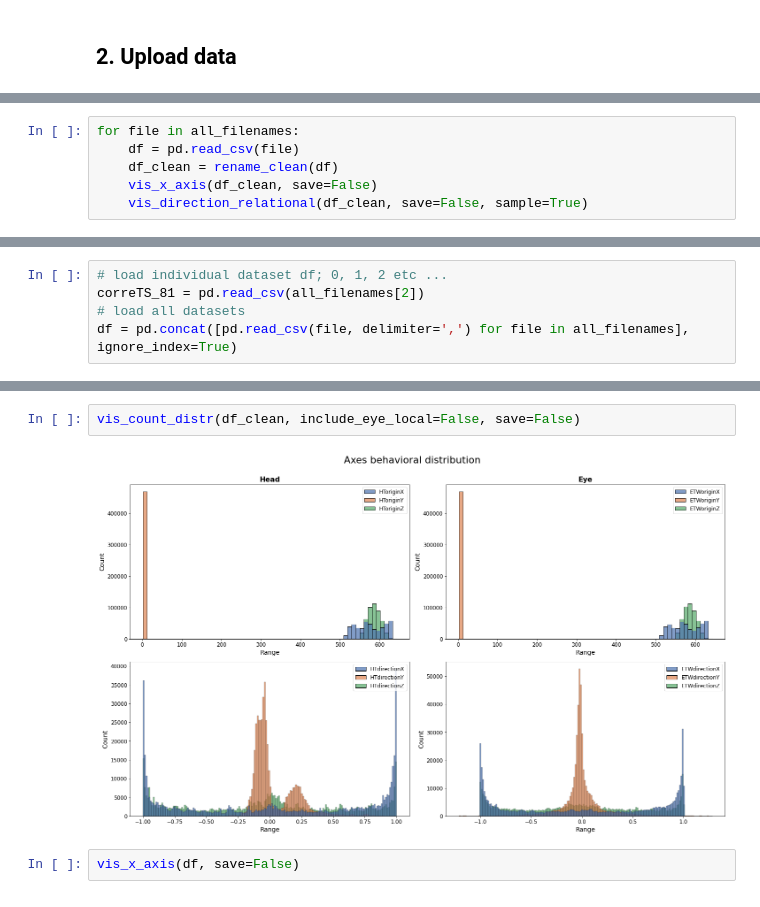
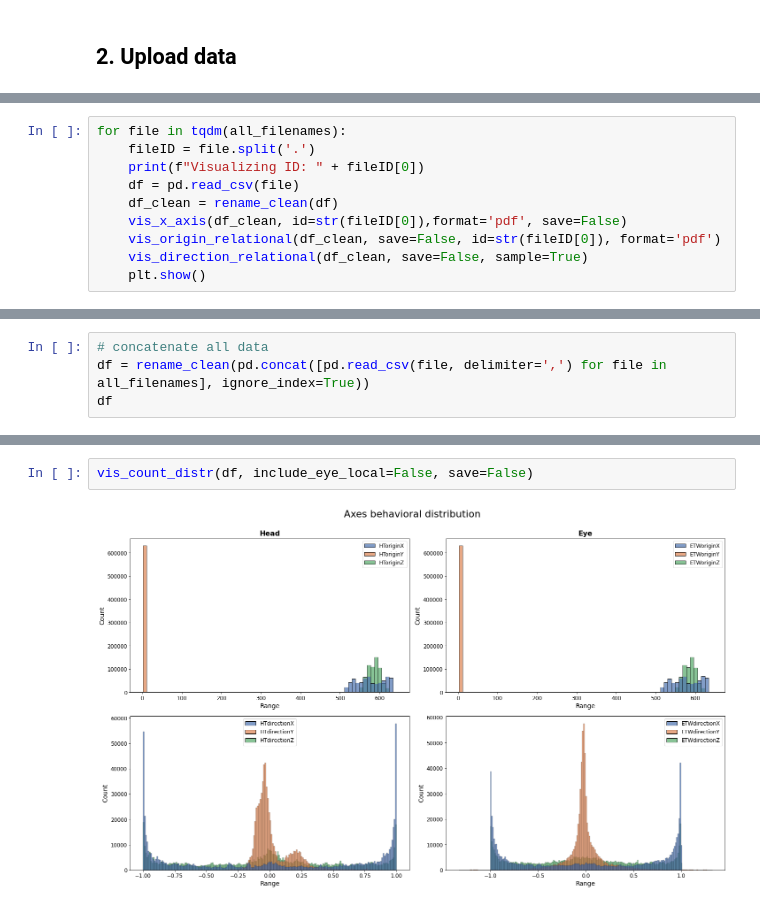
Before and after one commit to JohnMadrid/VillageBehavioralWalk, a Jupyter notebook: eye_head_comparison.ipynb, the cells around one changed output, grey strips where cells are left out. Cells and saved outputs as stored; diff of their text form.

Commit message:
ET vs HT joined data

```diff
--- a/eye_head_comparison.ipynb
+++ b/eye_head_comparison.ipynb
@@ -269,7 +299,11 @@ correTS_81
 # %%
-for file in all_filenames:
+for file in tqdm(all_filenames):
+    fileID = file.split('.')
+    print(f"Visualizing ID: " + fileID[0])
     df = pd.read_csv(file)
     df_clean = rename_clean(df)
-    vis_x_axis(df_clean, save=False)
+    vis_x_axis(df_clean, id=str(fileID[0]),format='pdf', save=False)
+    vis_origin_relational(df_clean, save=False, id=str(fileID[0]), format='pdf')
     vis_direction_relational(df_clean, save=False, sample=True)
+    plt.show()
 # %% [output]
@@ -282,5 +322,4 @@ for file in all_filenames:
 # %%
-# load individual dataset df; 0, 1, 2 etc ...
-correTS_81 = pd.read_csv(all_filenames[2])
-# load all datasets
-df = pd.concat([pd.read_csv(file, delimiter=',') for file in all_filenames], ignore_index=True)
+# concatenate all data
+df = rename_clean(pd.concat([pd.read_csv(file, delimiter=',') for file in all_filenames], ignore_index=True))
+df
@@ -306,6 +340,4 @@ df_clean
 # %%
-vis_count_distr(df_clean, include_eye_local=False, save=False)
+vis_count_distr(df, include_eye_local=False, save=False)
 # %% [output]
-[figure, old version]
+[figure, new version]
-# %%
-vis_x_axis(df, save=False)
```
Also changed, not shown: parts of 11 cells of this notebook, 2 other files.
